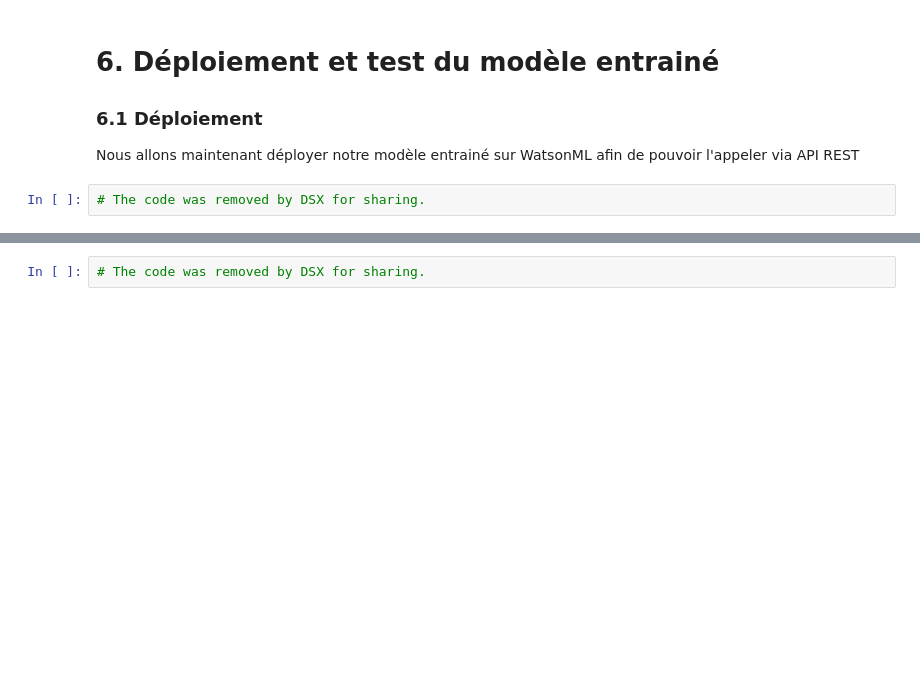
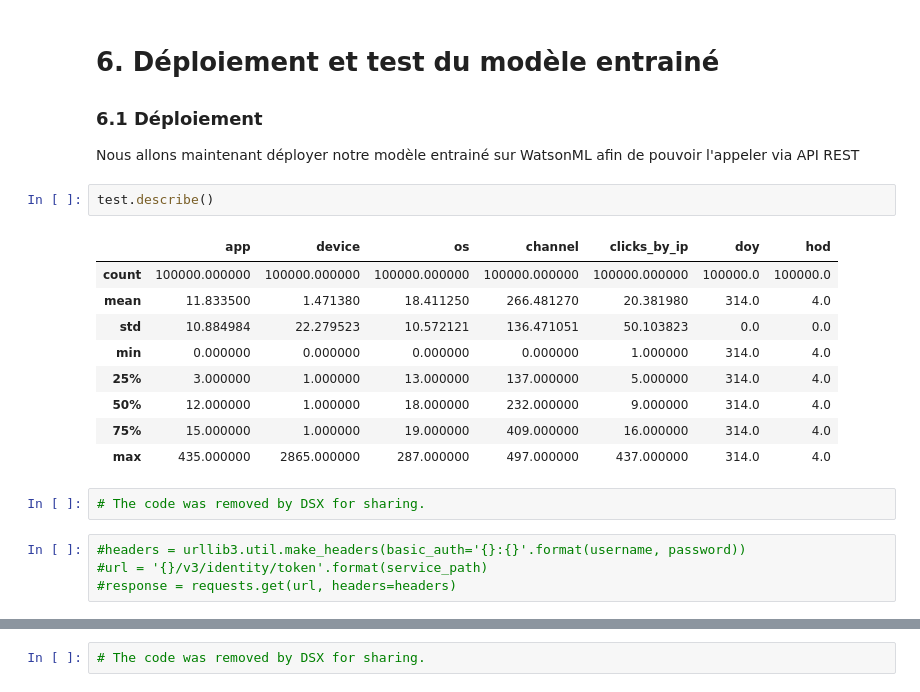
Before and after one commit to obarrot/dsx, a Jupyter notebook: AdTracking Data Modeling.ipynb, the cells around one changed output, grey strips where cells are left out. Cells and saved outputs as stored; diff of their text form; blank space fills up the shorter version.

```diff
--- a/AdTracking Data Modeling.ipynb
+++ b/AdTracking Data Modeling.ipynb
@@ -454,8 +454,24 @@ Confusion matrix, without normalization
 # 6. Déploiement et test du modèle entrainé
 ### 6.1 Déploiement
 Nous allons maintenant déployer notre modèle entrainé sur WatsonML afin de pouvoir l'appeler via API REST
+# %%
+test.describe()
+# %% [output]
+|  | app | device | os | channel | clicks_by_ip | doy | hod |
+| count | 100000.000000 | 100000.000000 | 100000.000000 | 100000.000000 | 100000.000000 | 100000.0 | 100000.0 |
+| mean | 11.833500 | 1.471380 | 18.411250 | 266.481270 | 20.381980 | 314.0 | 4.0 |
+| std | 10.884984 | 22.279523 | 10.572121 | 136.471051 | 50.103823 | 0.0 | 0.0 |
+| min | 0.000000 | 0.000000 | 0.000000 | 0.000000 | 1.000000 | 314.0 | 4.0 |
+| 25% | 3.000000 | 1.000000 | 13.000000 | 137.000000 | 5.000000 | 314.0 | 4.0 |
+| 50% | 12.000000 | 1.000000 | 18.000000 | 232.000000 | 9.000000 | 314.0 | 4.0 |
+| 75% | 15.000000 | 1.000000 | 19.000000 | 409.000000 | 16.000000 | 314.0 | 4.0 |
+| max | 435.000000 | 2865.000000 | 287.000000 | 497.000000 | 437.000000 | 314.0 | 4.0 |
 # %%
 # The code was removed by DSX for sharing.
+# %%
+#headers = urllib3.util.make_headers(basic_auth='{}:{}'.format(username, password))
+#url = '{}/v3/identity/token'.format(service_path)
+#response = requests.get(url, headers=headers)
 # %%
 !pip install watson-machine-learning-client --upgrade
 from watson_machine_learning_client import WatsonMachineLearningAPIClient
```
Also changed, not shown: parts of 9 cells of this notebook.
